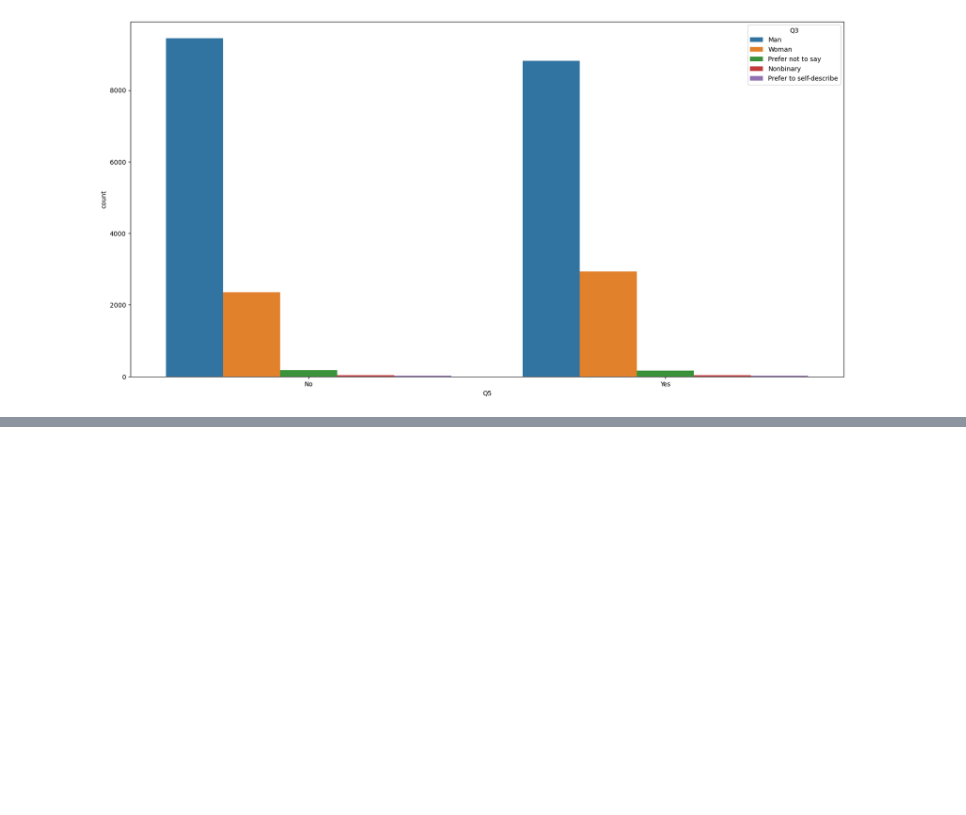
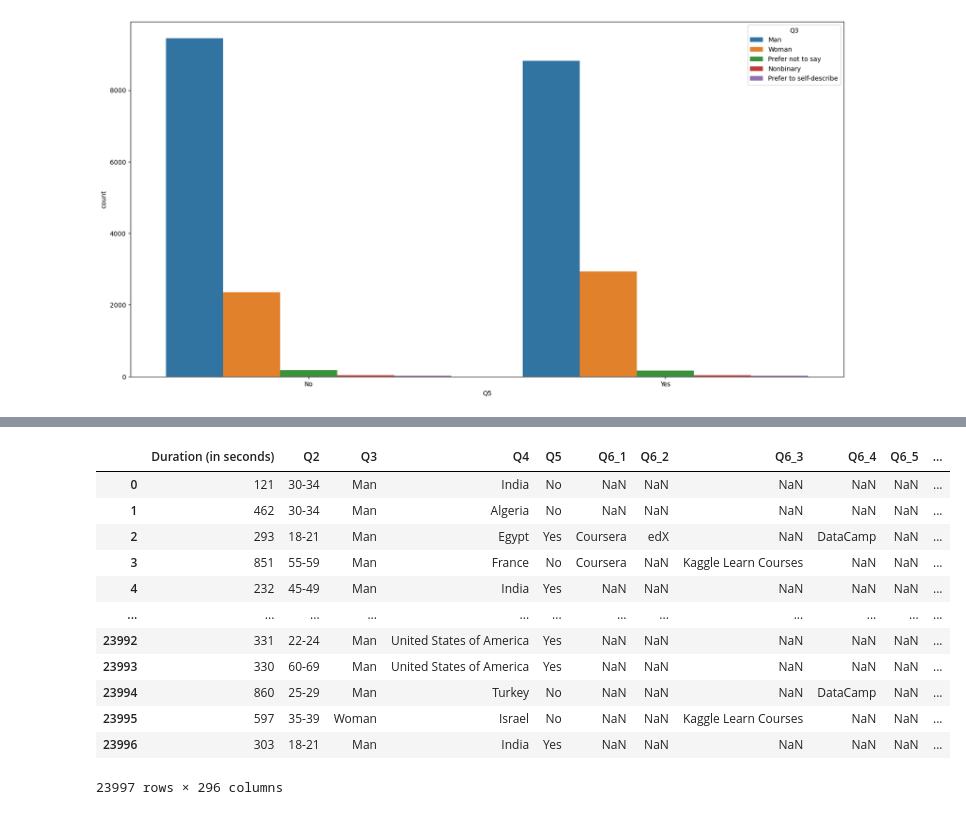
Before and after one commit to gmkng01/DS_Projects, a Jupyter notebook: DS/kaggle_survey_2022/srvy.ipynb, the cells around one changed output, grey strips where cells are left out. Cells and saved outputs as stored; diff of their text form; code cells hidden in the pictures; blank space fills up the shorter version.

```diff
--- a/DS/kaggle_survey_2022/srvy.ipynb
+++ b/DS/kaggle_survey_2022/srvy.ipynb
@@ -97,3 +97,6 @@ sns.countplot(x=student, hue=gender)
 # plt.figure(figsize=(20,10))
 # sns.histplot(df2,x = "Q2",hue="Q3", color= "bright")
 # plt.show()
+# %%
+header2022 = df2.iloc[:1].T
+header2022
@@ -99,0 +117,19 @@ sns.countplot(x=student, hue=gender)
+# %%
+data2022 = pd.read_csv("/home/abhi/Documents/DS/kaggle_survey_2022/kaggle_survey_2022_responses.csv/kaggle_survey_2022_responses.csv", skiprows=2, header=None)
+data2022.columns = header2022.index.values
+# %%
+data2022
+# %% [output]
+|  | Duration (in seconds) | Q2 | Q3 | Q4 | Q5 | Q6_1 | Q6_2 | Q6_3 | Q6_4 | Q6_5 | ... |
+| 0 | 121 | 30-34 | Man | India | No | NaN | NaN | NaN | NaN | NaN | ... |
+| 1 | 462 | 30-34 | Man | Algeria | No | NaN | NaN | NaN | NaN | NaN | ... |
+| 2 | 293 | 18-21 | Man | Egypt | Yes | Coursera | edX | NaN | DataCamp | NaN | ... |
+| 3 | 851 | 55-59 | Man | France | No | Coursera | NaN | Kaggle Learn Courses | NaN | NaN | ... |
+| 4 | 232 | 45-49 | Man | India | Yes | NaN | NaN | NaN | NaN | NaN | ... |
+| ... | ... | ... | ... | ... | ... | ... | ... | ... | ... | ... | ... |
+| 23992 | 331 | 22-24 | Man | United States of America | Yes | NaN | NaN | NaN | NaN | NaN | ... |
+| 23993 | 330 | 60-69 | Man | United States of America | Yes | NaN | NaN | NaN | NaN | NaN | ... |
+| 23994 | 860 | 25-29 | Man | Turkey | No | NaN | NaN | NaN | DataCamp | NaN | ... |
+| 23995 | 597 | 35-39 | Woman | Israel | No | NaN | NaN | Kaggle Learn Courses | NaN | NaN | ... |
+| 23996 | 303 | 18-21 | Man | India | Yes | NaN | NaN | NaN | NaN | NaN | ... |
+23997 rows × 296 columns
```
Also changed, not shown: parts of 1 cell of this notebook.
